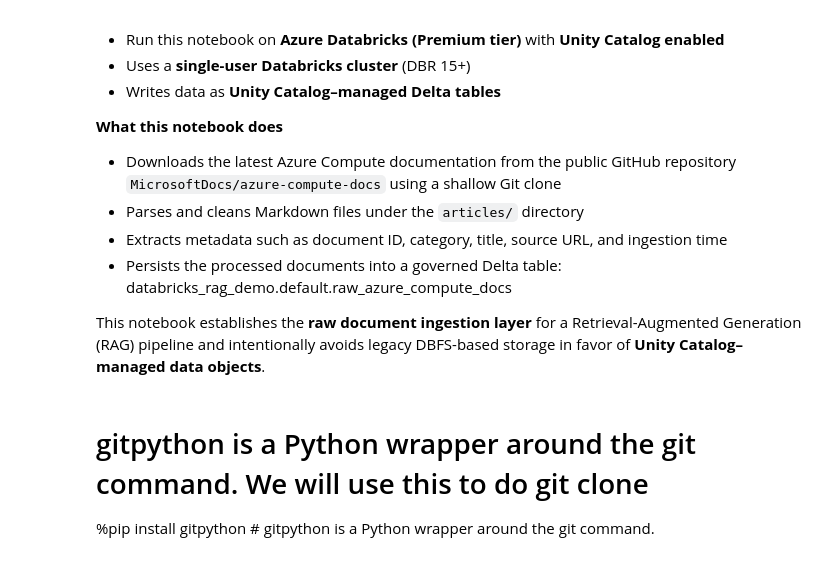
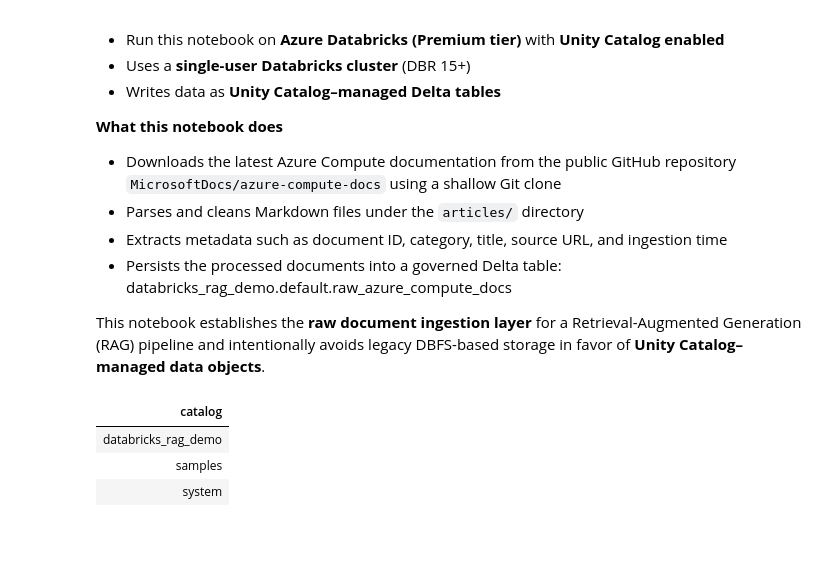
Before and after one commit to huiminyan2017/databricks-rag-ml, a Jupyter notebook: notebooks/01_ingest_azure_compute_docs.ipynb, the cells around one changed output. Saved outputs shown, nothing was run; the diff lists cells and outputs as text; code cells hidden in the pictures.

```diff
--- a/notebooks/01_ingest_azure_compute_docs.ipynb
+++ b/notebooks/01_ingest_azure_compute_docs.ipynb
@@ -19,7 +19,13 @@ databricks_rag_demo.default.raw_azure_compute_docs
 This notebook establishes the **raw document ingestion layer** for a
 Retrieval-Augmented Generation (RAG) pipeline and intentionally avoids
 legacy DBFS-based storage in favor of **Unity Catalog–managed data objects**.
-# %% [markdown]
-# gitpython is a Python wrapper around the git command. We will use this to do git clone
-
-%pip install gitpython # gitpython is a Python wrapper around the git command.
+# %%
+%sql
+
+----- workspace will create a default catelog with same name as the workspace, we will mostly work in this catelog
+SHOW CATALOGS;
+# %% [output]
+| catalog |
+| databricks_rag_demo |
+| samples |
+| system |
```
Also changed, not shown: parts of 12 cells of this notebook, 4 other files.
